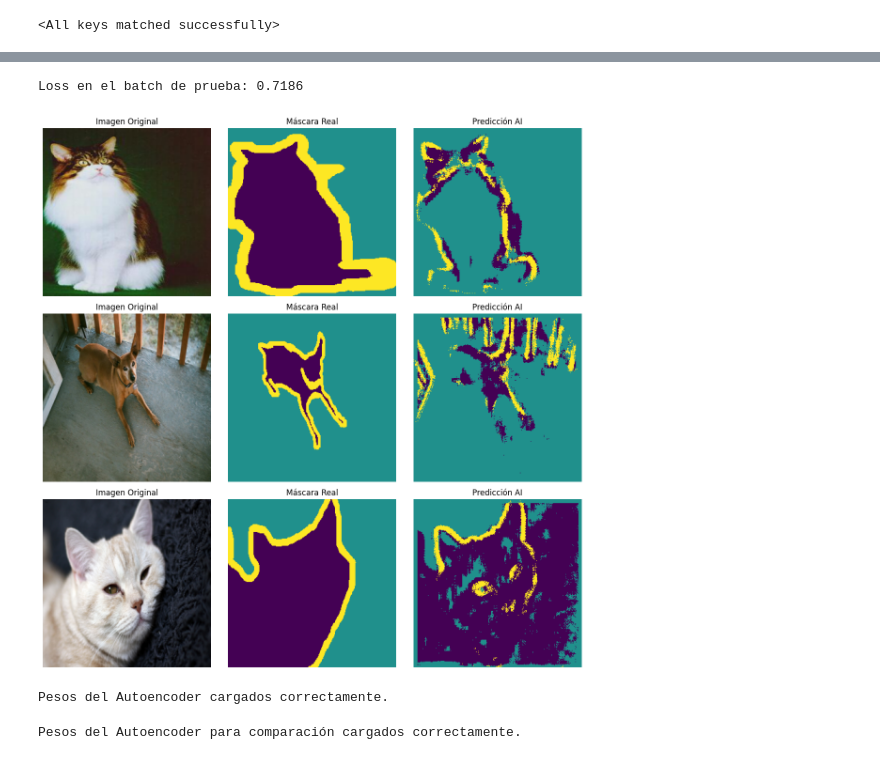
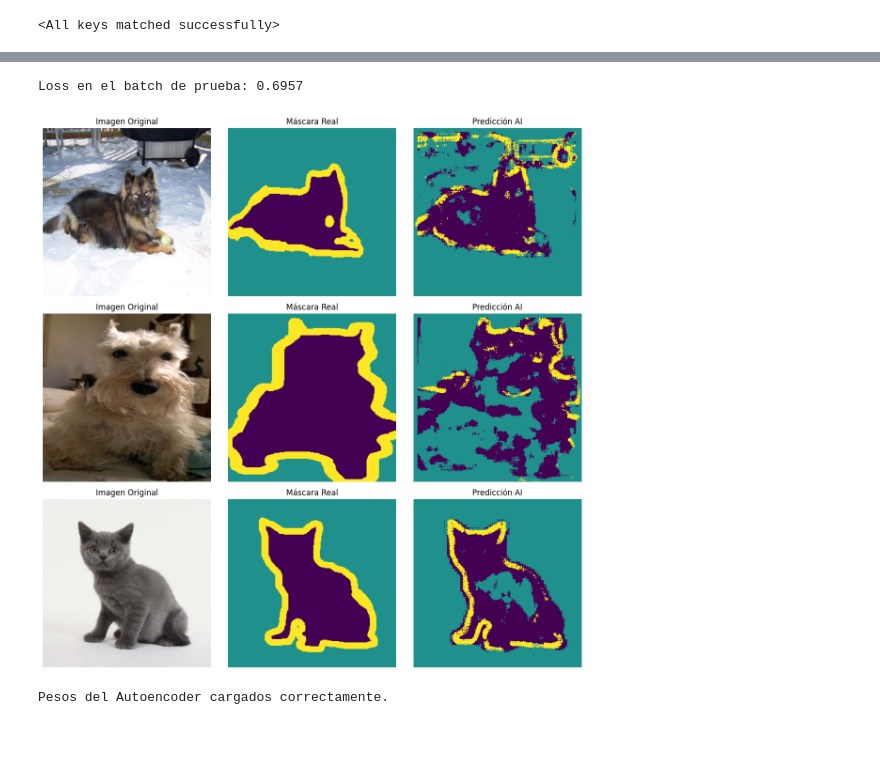
Before and after one commit to FernanSali/Meta-NCA-latente-para-segmentacion-imagenes, a Jupyter notebook: dataprocessing.ipynb, the cells around one changed output, grey strips where cells are left out. Cells and saved outputs as stored; diff of their text form; code cells hidden in the pictures.

```diff
--- a/dataprocessing.ipynb
+++ b/dataprocessing.ipynb
@@ -144,54 +68,0 @@ torch.save(model.state_dict(), "ae_pesos_base2.pth")
-# %%
-import torch
-import matplotlib.pyplot as plt
-
-def probar_modelo(model, test_loader, device, num_images=3):
-    model.eval()
-    images, masks = next(iter(test_loader)) # Tomamos un batch del test_loader
-
-    criterion = nn.CrossEntropyLoss()
-
-    # Movemos al device
-    images = images.to(device)
-    masks = masks.to(device)
-
-    with torch.no_grad(): # Desactiva el cálculo de gradientes (ahorra memoria)
-        # Tu modelo devuelve (reconstruction, latent)
-        logits, _ = model(images)
-
-        # Los logits tienen forma (Batch, 3, H, W).
-        # Aplicamos argmax en la dimensión de canales (1) para obtener la clase [0, 1, 2]
-        preds = torch.argmax(logits, dim=1)
-
-        loss = criterion(logits, masks).item()
-        print(f"Loss en el batch de prueba: {loss:.4f}")
-
-    # Visualización
-    fig, axes = plt.subplots(num_images, 3, figsize=(12, num_images * 4))
-
-    for i in range(num_images):
-        # 1. Imagen Original (revertir normalización si la usaste)
-        img_vis = images[i].cpu().permute(1, 2, 0).numpy()
-        axes[i, 0].imshow(img_vis)
-        axes[i, 0].set_title("Imagen Original")
-        axes[i, 0].axis("off")
-
-        # 2. Máscara Real (Ground Truth)
-        axes[i, 1].imshow(masks[i].cpu().numpy(), cmap='viridis')
-        axes[i, 1].set_title("Máscara Real")
-        axes[i, 1].axis("off")
-
-        # 3. Predicción del Modelo
-        axes[i, 2].imshow(preds[i].cpu().numpy(), cmap='viridis')
-        axes[i, 2].set_title("Predicción AI")
-        axes[i, 2].axis("off")
-
-
-    plt.tight_layout()
-    plt.show()
-
-# Ejecutar la prueba
-probar_modelo(model, test_loader, device)
-# %% [output]
-Loss en el batch de prueba: 0.7186
-[figure, removed]
@@ -261,3 +69,9 @@ def comparar_modelos(model1, model2, test_loader, device, num_images=3):
+# %%
+# Ejecutar la prueba
+probar_modelo(model, dog_test_loader, device)
+# %% [output]
+Loss en el batch de prueba: 0.6957
+[figure, added]
 # %%
 ## instaciamos el modelo
 nca_entero = ae_model.MetaNCASegmenter(ae_params=params, nca_steps=8).to(device)
@@ -267,9 +81,3 @@ nca_entero.ae.load_state_dict(torch.load("ae_pesos_base2.pth"))
 print("Pesos del Autoencoder cargados correctamente.")
 # %% [output]
 Pesos del Autoencoder cargados correctamente.
-# %%
-ae_test = ae_model.AutoEncoderDown3(params).to(device)
-ae_test.load_state_dict(torch.load("ae_pesos_base2.pth"))
-print("Pesos del Autoencoder para comparación cargados correctamente.")
-# %% [output]
-Pesos del Autoencoder para comparación cargados correctamente.
```
Also changed, not shown: parts of 16 cells of this notebook.
